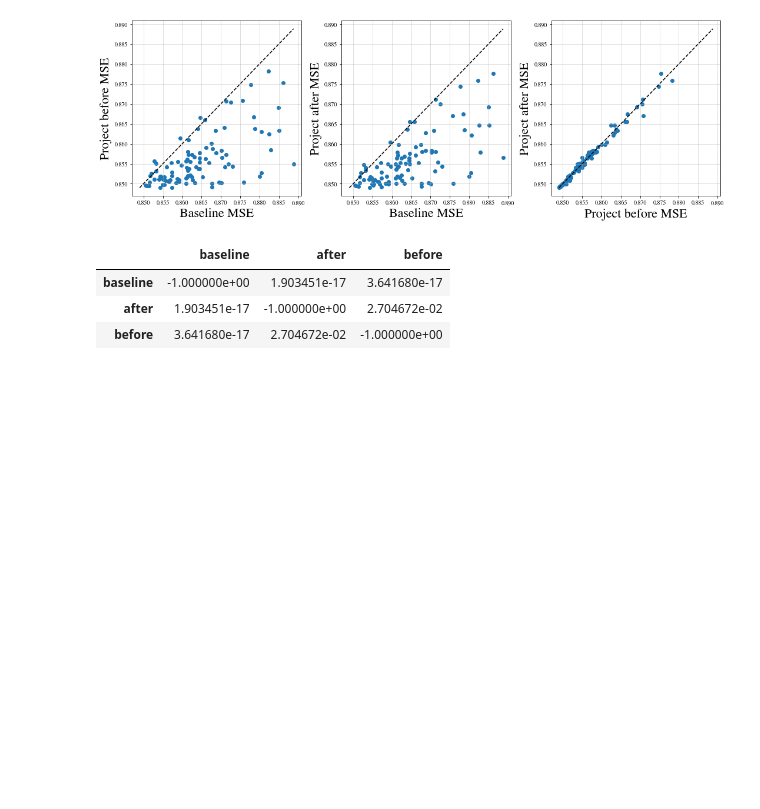
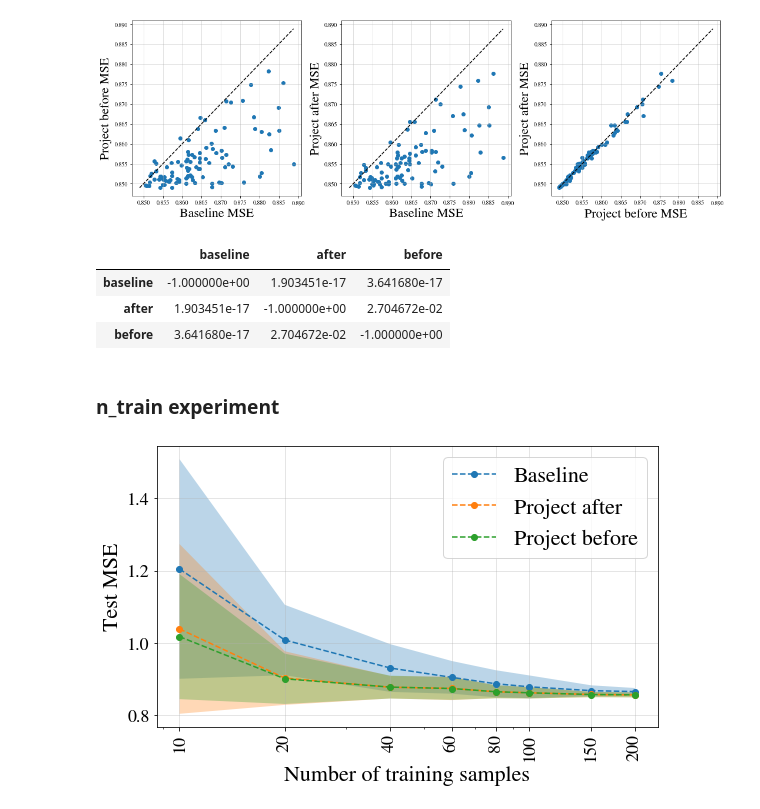
Before and after one commit to shahineb/collider-regression, a Jupyter notebook: notebooks/FaIR-experiment-score-analysis.ipynb, the cells around one changed output. Drawn from its saved outputs; the diff is of its cells as text; code cells hidden in the pictures; blank space fills up the shorter version.

Commit message:
FaIR and mvn experiment ready

```diff
--- a/notebooks/FaIR-experiment-score-analysis.ipynb
+++ b/notebooks/FaIR-experiment-score-analysis.ipynb
@@ -15,6 +17,6 @@ matplotlib.rcParams['font.family'] = 'STIXGeneral'
 # %%
 # Load scores from multiple runs with multiple seeds
-dirpaths = glob('../experiments/data/outputs/FaIR_experiment/*')
+dirpaths = glob('../experiments/data/outputs/seeds/FaIR_experiment/*')
 scores = {'baseline':[], 'after':[], 'before':[]}
 for dirpath in dirpaths:
     with open(os.path.join(dirpath, 'scores.metrics'), "r") as f:
@@ -96,3 +98,67 @@ p_df_mse
 | baseline | -1.000000e+00 | 1.903451e-17 | 3.641680e-17 |
 | after | 1.903451e-17 | -1.000000e+00 | 2.704672e-02 |
 | before | 3.641680e-17 | 2.704672e-02 | -1.000000e+00 |
+# %% [markdown]
+### n_train experiment
+# %%
+dirpaths = glob('../experiments/data/outputs/n_train/FaIR_experiment/*')
+scores = {'baseline':[], 'after':[], 'before':[], 'ntrain': [], 'seed': []}
+for dirpath in dirpaths:
+    tokens = dirpath.split('/')[-1].split('_')
+    seed, ntrain = int(tokens[1]), float(tokens[-1])
+    with open(os.path.join(dirpath, 'scores.metrics'), "r") as f:
+        foo = yaml.safe_load(f)
+        scores['baseline'].append(foo['baseline'])
+        scores['after'].append(foo['after'])
+        scores['before'].append(foo['before'])
+        scores['ntrain'].append(ntrain)
+        scores['seed'].append(seed)
+scores_df = pd.DataFrame(scores)
+scores_df = scores_df.drop('seed', axis=1).groupby('ntrain').aggregate(['mean', 'std'])
+# %%
+fig, ax = plt.subplots(1, 1, figsize=(8, 5))
+
+fontsize = 22
+legendsize = 22
+labelsize = 18
+
+ntrain = scores_df.index.values.astype(int)
+
+baseline_mean = scores_df.baseline['mean']
+baseline_ub = baseline_mean + scores_df.baseline['std']
+baseline_lb = baseline_mean - scores_df.baseline['std']
+
+after_mean = scores_df.after['mean']
+after_ub = after_mean + scores_df.after['std']
+after_lb = after_mean - scores_df.after['std']
+
+before_mean = scores_df.before['mean']
+before_ub = before_mean + scores_df.before['std']
+before_lb = before_mean - scores_df.before['std']
+
+
+ax.plot(ntrain, baseline_mean, ls='--', marker='o', label='Baseline')
+ax.fill_between(ntrain, baseline_lb, baseline_ub, alpha=0.3)
+
+ax.plot(ntrain, after_mean, ls='--', marker='o', label='Project after')
+ax.fill_between(ntrain, after_lb, after_ub, alpha=0.3)
+
+ax.plot(ntrain, before_mean, ls='--', marker='o', label='Project before')
+ax.fill_between(ntrain, before_lb, before_ub, alpha=0.3)
+
+ax.set_xscale('log')
+ax.set_xticks(ntrain)
+ax.set_xticklabels(ntrain, rotation=90)
+ax.tick_params(labelsize=12)
+
+ax.set_ylabel("Test MSE", fontsize=fontsize)
+ax.set_xlabel('Number of training samples', fontsize=fontsize)
+
+
+ax.grid(alpha=0.4)
+ax.tick_params(labelsize=labelsize)
+plt.legend(fontsize=legendsize)
+plt.tight_layout()
+plt.show()
+# %% [output]
+[figure, added]
```
Also changed, not shown: parts of 1 cell of this notebook, 6 other files.
